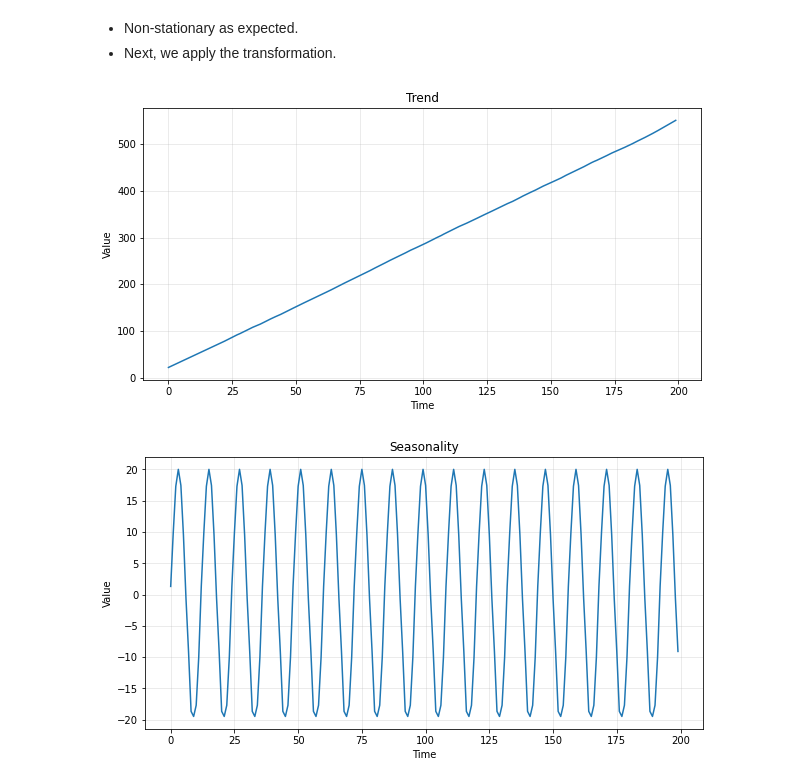
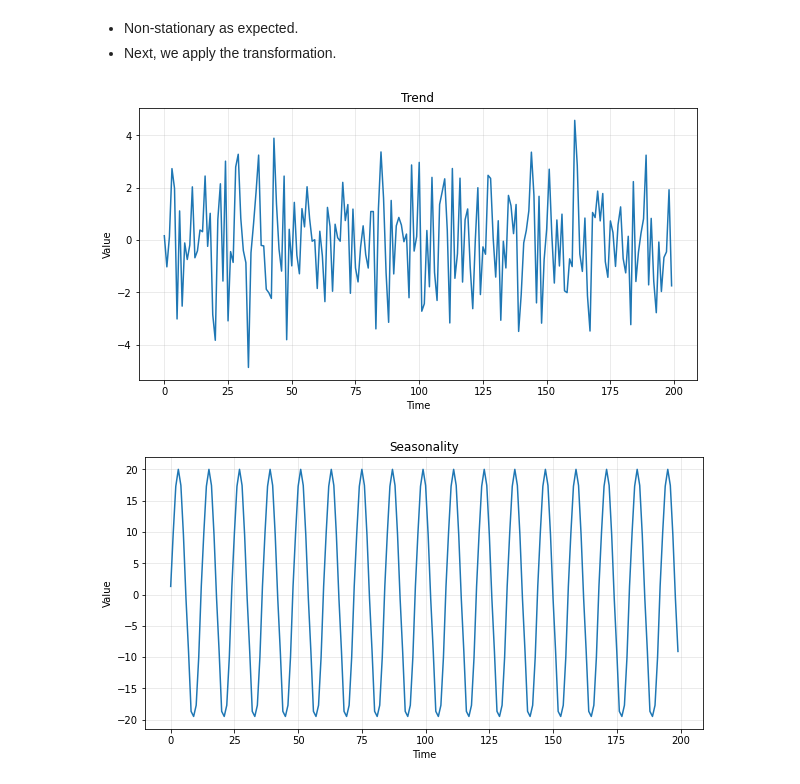
Before and after one commit to nsydn/ise043_tsaf, a Jupyter notebook: ise043_tsaf_2425f_2_stationarity.ipynb, the cells around one changed output. Drawn from its saved outputs; the diff is of its cells as text; code cells hidden in the pictures.

```diff
--- a/ise043_tsaf_2425f_2_stationarity.ipynb
+++ b/ise043_tsaf_2425f_2_stationarity.ipynb
@@ -446,9 +466,9 @@ est_trend = trend_seasonality_decompose.trend
 est_seasonal = trend_seasonality_decompose.seasonal
 est_residual = trend_seasonality_decompose.resid
 # %%
-ts_plot(time, est_trend, 'Trend')
+ts_plot(time, est_residual, 'Trend')
 # %% [output]
-[figure, old version]
+[figure, new version]
 # %%
 ts_plot(time, est_seasonal, "Seasonality")
 # %% [output]
```
Also changed, not shown: parts of 11 cells of this notebook.
